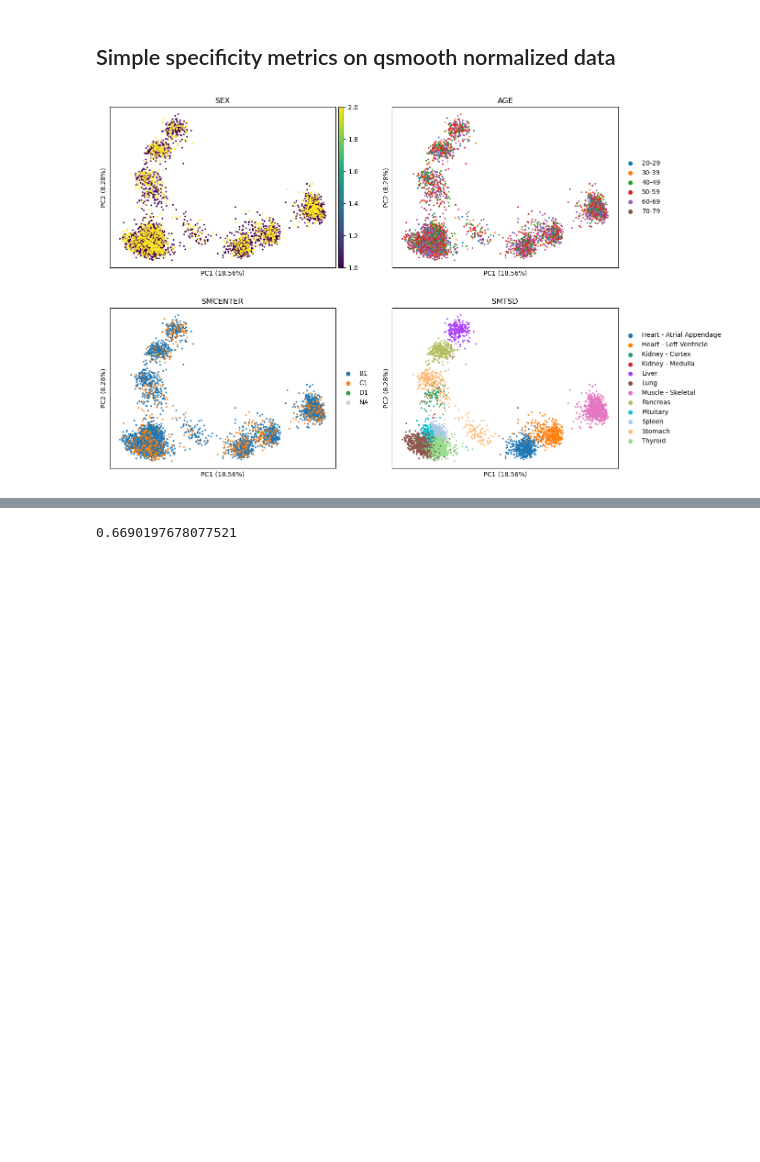
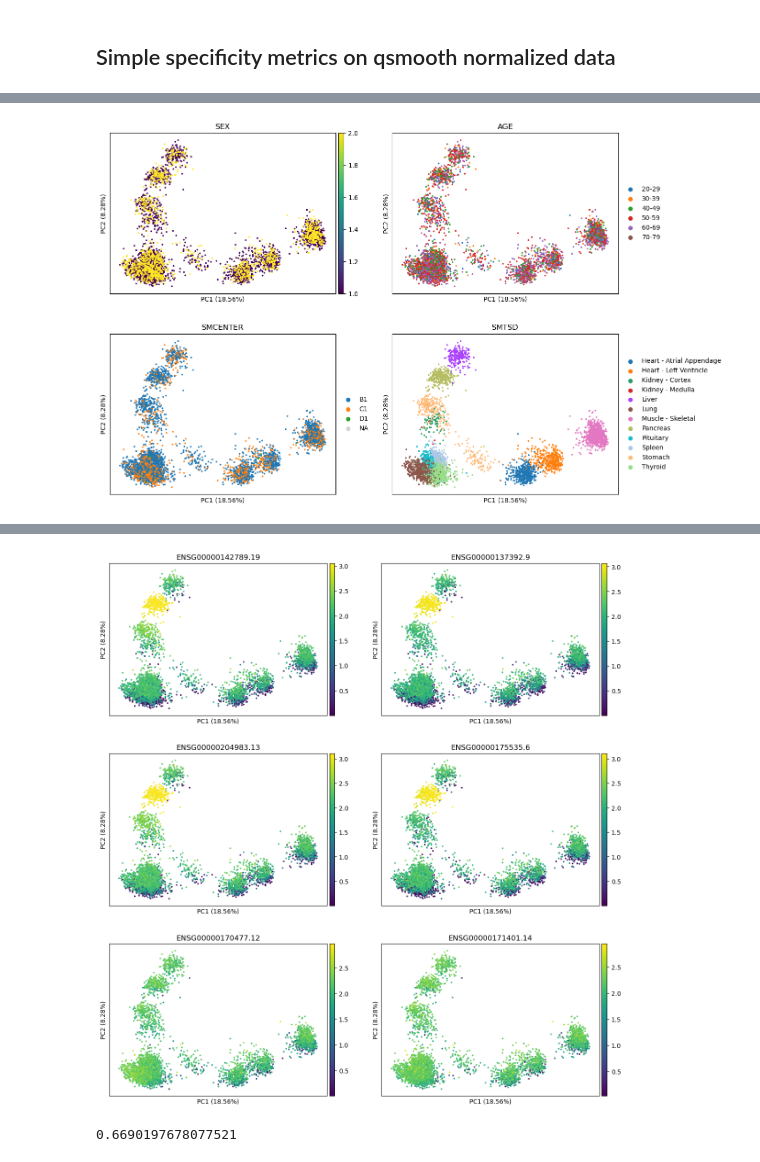
Before and after one commit to j-bac/GTEx_analysis, a Jupyter notebook: analyses/1_baseline_specificity.ipynb, the cells around one changed output, grey strips where cells are left out. Saved outputs shown, nothing was run; the diff lists cells and outputs as text; code cells hidden in the pictures; blank space fills up the shorter version.

```diff
--- a/analyses/1_baseline_specificity.ipynb
+++ b/analyses/1_baseline_specificity.ipynb
@@ -76,7 +94,9 @@ adata.obs['donor_ids'].value_counts().hist()
 [figure]
 # %% [markdown]
 ## Simple specificity metrics on qsmooth normalized data
-# %%
-sc.pl.pca(adata,color=['SEX','AGE','SMCENTER','SMTSD'],ncols=2,annotate_var_explained=True)
-# %% [output]
-[figure, removed]
+# %%
+contaminating_genes = adata.var_names[adata.var['Description'].isin(['PRSS1', 'CELA3A', 'PNLIP', 'CLPS', 'KRT4', 'KRT13'])]
+sc.settings.figdir=pathlib.Path('../figures')
+sc.pl.pca(adata,color=['SEX','AGE','SMCENTER','SMTSD'],ncols=2,annotate_var_explained=True,save='qsmooth_PCA_covariates.png')
+sc.pl.pca(adata,color=contaminating_genes,ncols=2,annotate_var_explained=True,save='qsmooth_PCA_contaminating_genes.png')
+# %% [output]
@@ -82,0 +104 @@ sc.pl.pca(adata,color=['SEX','AGE','SMCENTER','SMTSD'],ncols=2,annotate_var_expl
+[figure, added]
@@ -83,3 +106,4 @@ sc.pl.pca(adata,color=['SEX','AGE','SMCENTER','SMTSD'],ncols=2,annotate_var_expl
+[figure, added]
 # %%
 Tau(adata.X[:,0].toarray())
 # %% [output]
```
Also changed, not shown: parts of 7 cells of this notebook, 7 other files.
